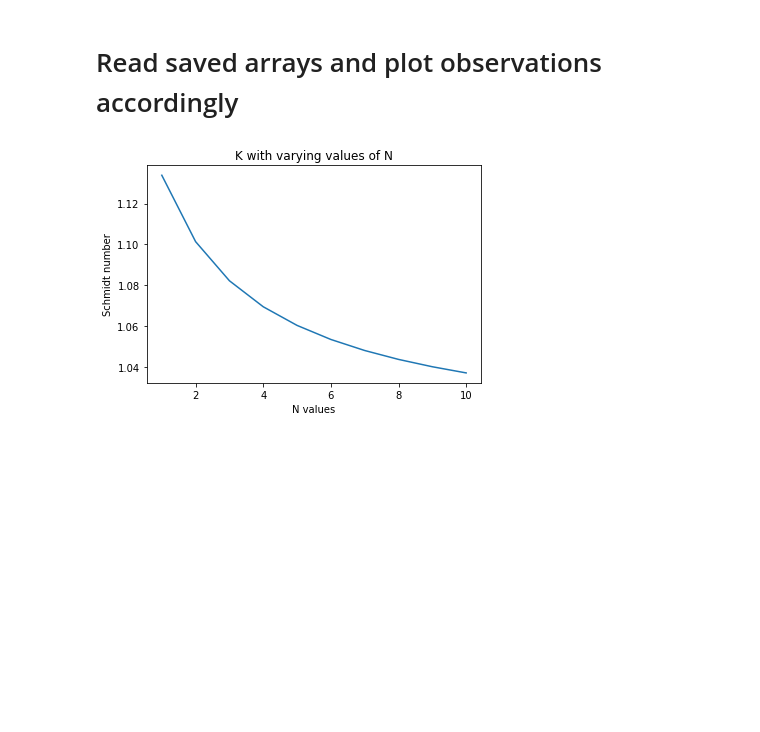
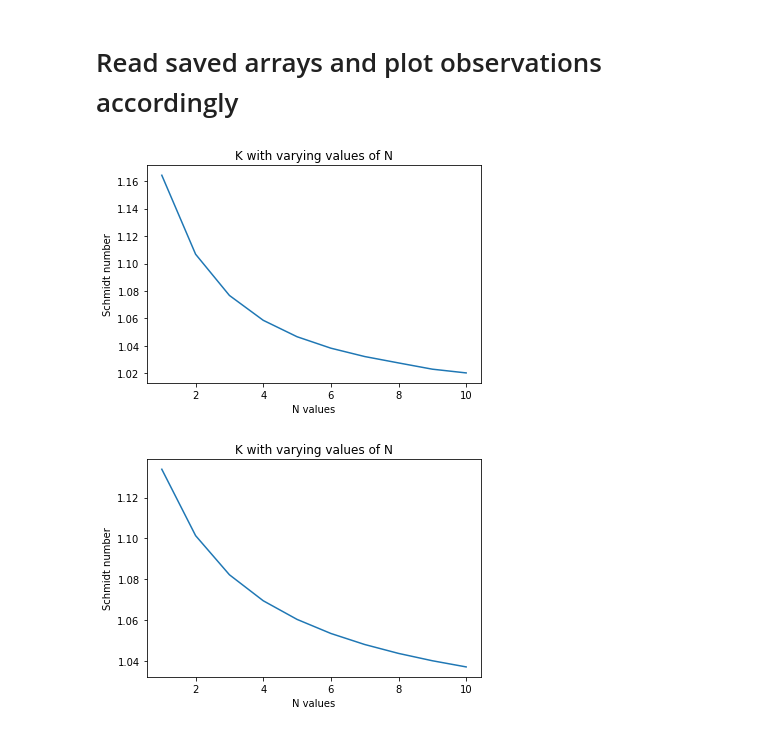
Before and after one commit to polyquantique/optimal_pumps, a Jupyter notebook: compare_with_gaussian.ipynb, the cells around one changed output. Cells and saved outputs as stored; diff of their text form; code cells hidden in the pictures; blank space fills up the shorter version.

```diff
--- a/compare_with_gaussian.ipynb
+++ b/compare_with_gaussian.ipynb
@@ -154,16 +157,24 @@ print("Fidelity: ", jnp.abs(jnp.vdot(normalized_gaussian_pump, normalized_optima
 # Read saved arrays and plot observations accordingly
 # %%
 optimized_pump = np.load("results/optimized_pump_real_and_imag.npy")
-optimized_thetas = np.load("results/theta_gaussian_comparison_diff_N.npy")
+#optimized_thetas = np.load("results/theta_gaussian_comparison_diff_N.npy")
 complex_optimized_pump = []
 complex_opt_gauss = []
 K_gauss = []
 K = []
 for i in range(len(optimized_pump)):
     complex_optimized_pump.append(opt.get_complex_array(optimized_pump[i]))
-    complex_opt_gauss.append(optimized_thetas[i][0]*np.exp(-((optimized_thetas[i][1])*w)**2)*np.exp(1j*optimized_thetas[i][2]))
+    #complex_opt_gauss.append(optimized_thetas[i][0]*np.exp(-((optimized_thetas[i][1])*w)**2)*np.exp(1j*optimized_thetas[i][2]))
     K.append(opt.get_observables(optimized_pump[i], N, alpha, G, H, l)[1])
-    K_gauss.append(gauss_opt.get_observable(optimized_thetas[i], w, alpha, G, H, l)[1])
+    #K_gauss.append(gauss_opt.get_observable(optimized_thetas[i], w, alpha, G, H, l)[1])
+# %%
+plt.title("K with varying values of N")
+plt.xlabel("N values")
+plt.ylabel("Schmidt number")
+plt.plot(np.linspace(1,10,10),K)
+plt.savefig("plots/K_N_pump_opt.pdf")
+# %% [output]
+[figure, added]
 # %%
 plt.title("K with varying values of N")
 plt.xlabel("N values")
```
Also changed, not shown: parts of 7 cells of this notebook, 13 other files.
